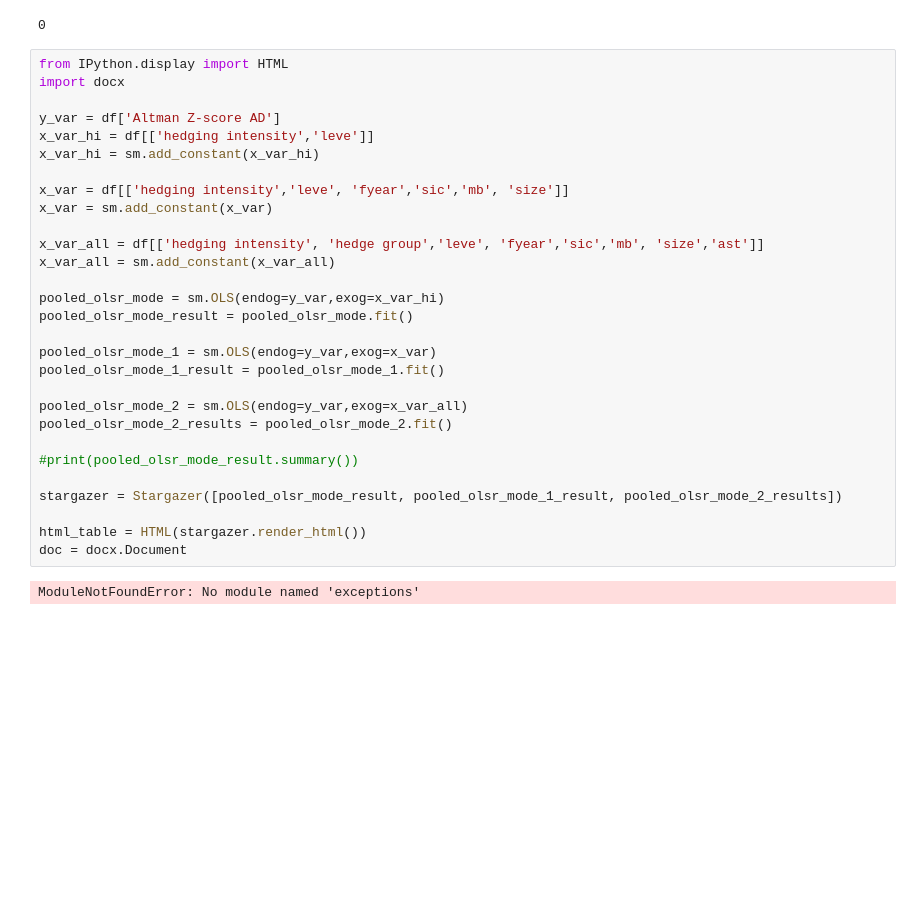
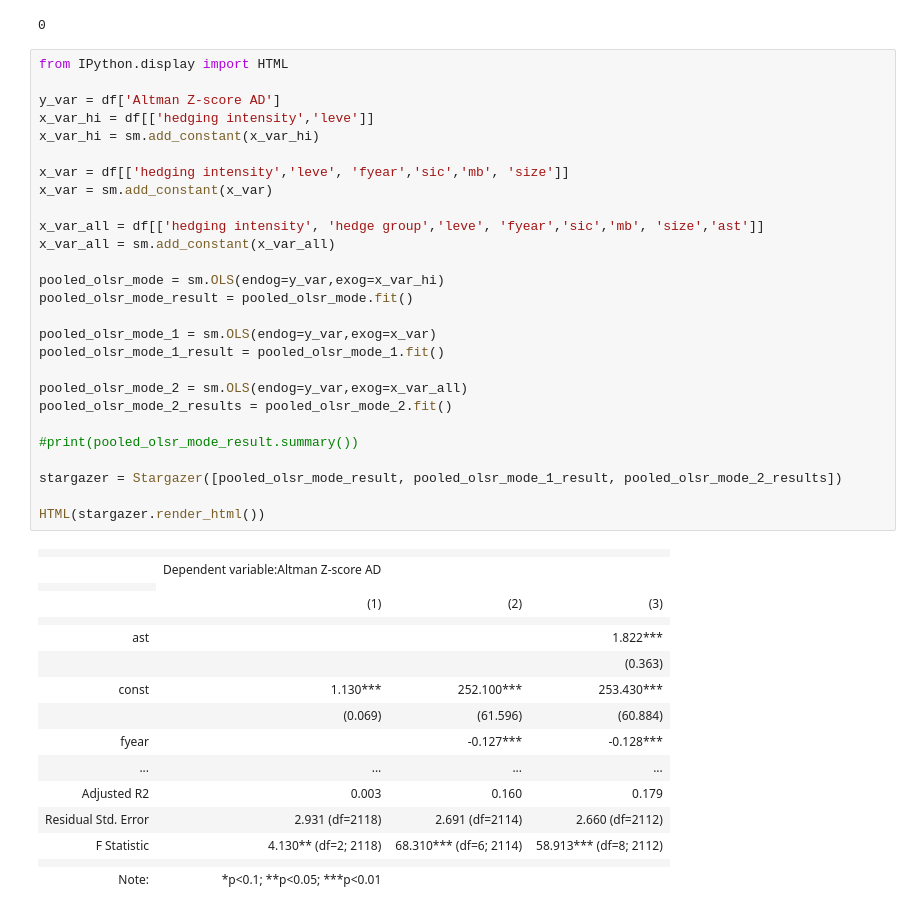
Before and after one commit to Betty099/thesis_data, a Jupyter notebook: thesis.ipynb, the cells around one changed output. Drawn from its saved outputs; the diff is of its cells as text; blank space fills up the shorter version.

```diff
--- a/thesis.ipynb
+++ b/thesis.ipynb
@@ -443,34 +443,47 @@ df[['leve','Altman Z-score AD', 'size', 'hedging intensity']].isin([np.nan]).val
 0
 # %%
 from IPython.display import HTML
-import docx
 
 y_var = df['Altman Z-score AD']
 x_var_hi = df[['hedging intensity','leve']]
 x_var_hi = sm.add_constant(x_var_hi)
 
 x_var = df[['hedging intensity','leve', 'fyear','sic','mb', 'size']]
 x_var = sm.add_constant(x_var)
 
 x_var_all = df[['hedging intensity', 'hedge group','leve', 'fyear','sic','mb', 'size','ast']]
 x_var_all = sm.add_constant(x_var_all)
 
 pooled_olsr_mode = sm.OLS(endog=y_var,exog=x_var_hi)
 pooled_olsr_mode_result = pooled_olsr_mode.fit()
 
 pooled_olsr_mode_1 = sm.OLS(endog=y_var,exog=x_var)
 pooled_olsr_mode_1_result = pooled_olsr_mode_1.fit()
 
 pooled_olsr_mode_2 = sm.OLS(endog=y_var,exog=x_var_all)
 pooled_olsr_mode_2_results = pooled_olsr_mode_2.fit()
 
 #print(pooled_olsr_mode_result.summary())
 
 stargazer = Stargazer([pooled_olsr_mode_result, pooled_olsr_mode_1_result, pooled_olsr_mode_2_results])
 
-html_table = HTML(stargazer.render_html())
-doc = docx.Document
+HTML(stargazer.render_html())
 # %% [output]
-ModuleNotFoundError: No module named 'exceptions'
+|  |  |  |  |
+|  | Dependent variable:Altman Z-score AD |  |  |
+|  |
+|  | (1) | (2) | (3) |
+|  |  |  |  |
+| ast |  |  | 1.822*** |
+|  |  |  | (0.363) |
+| const | 1.130*** | 252.100*** | 253.430*** |
+|  | (0.069) | (61.596) | (60.884) |
+| fyear |  | -0.127*** | -0.128*** |
+| ... | ... | ... | ... |
+| Adjusted R2 | 0.003 | 0.160 | 0.179 |
+| Residual Std. Error | 2.931 (df=2118) | 2.691 (df=2114) | 2.660 (df=2112) |
+| F Statistic | 4.130** (df=2; 2118) | 68.310*** (df=6; 2114) | 58.913*** (df=8; 2112) |
+|  |  |  |  |
+| Note: | *p<0.1; **p<0.05; ***p<0.01 |  |  |
 # %%
 y_var_2 = df['rd intensity']
```
Also changed, not shown: parts of 2 cells of this notebook.
